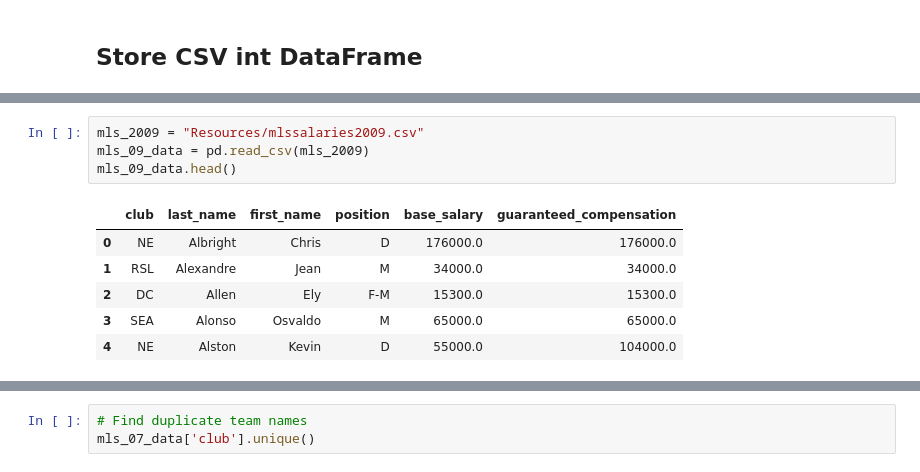
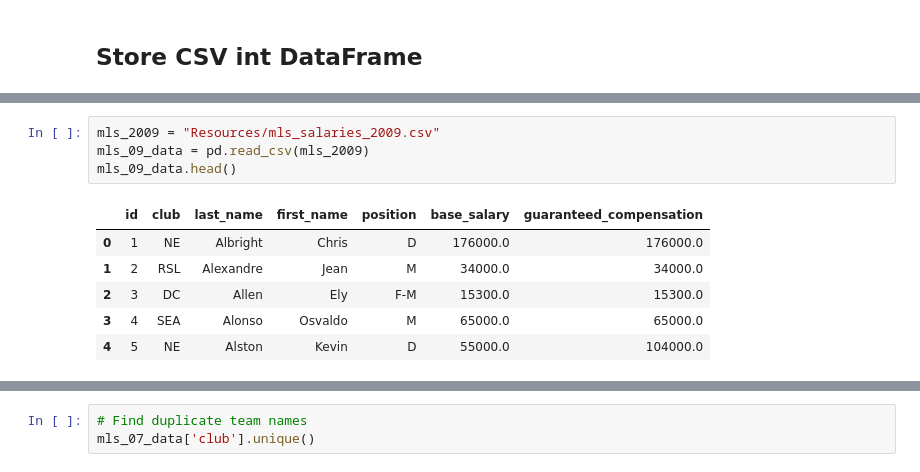
Before and after one commit to bonhomj26/ETL_Project, a Jupyter notebook: etl_project.ipynb, the cells around one changed output, grey strips where cells are left out. Saved outputs shown, nothing was run; the diff lists cells and outputs as text.

```diff
--- a/etl_project.ipynb
+++ b/etl_project.ipynb
@@ -17,14 +37,14 @@ mls_07_data.head()
 # %%
-mls_2009 = "Resources/mlssalaries2009.csv"
+mls_2009 = "Resources/mls_salaries_2009.csv"
 mls_09_data = pd.read_csv(mls_2009)
 mls_09_data.head()
 # %% [output]
-|  | club | last_name | first_name | position | base_salary | guaranteed_compensation |
-| 0 | NE | Albright | Chris | D | 176000.0 | 176000.0 |
-| 1 | RSL | Alexandre | Jean | M | 34000.0 | 34000.0 |
-| 2 | DC | Allen | Ely | F-M | 15300.0 | 15300.0 |
-| 3 | SEA | Alonso | Osvaldo | M | 65000.0 | 65000.0 |
-| 4 | NE | Alston | Kevin | D | 55000.0 | 104000.0 |
+|  | id | club | last_name | first_name | position | base_salary | guaranteed_compensation |
+| 0 | 1 | NE | Albright | Chris | D | 176000.0 | 176000.0 |
+| 1 | 2 | RSL | Alexandre | Jean | M | 34000.0 | 34000.0 |
+| 2 | 3 | DC | Allen | Ely | F-M | 15300.0 | 15300.0 |
+| 3 | 4 | SEA | Alonso | Osvaldo | M | 65000.0 | 65000.0 |
+| 4 | 5 | NE | Alston | Kevin | D | 55000.0 | 104000.0 |
 # %%
 # Observe the missing data
 null_data = mls_07_data[mls_07_data.isnull().any(axis=1)]
```
Also changed, not shown: parts of 18 cells of this notebook, 5 other files.
